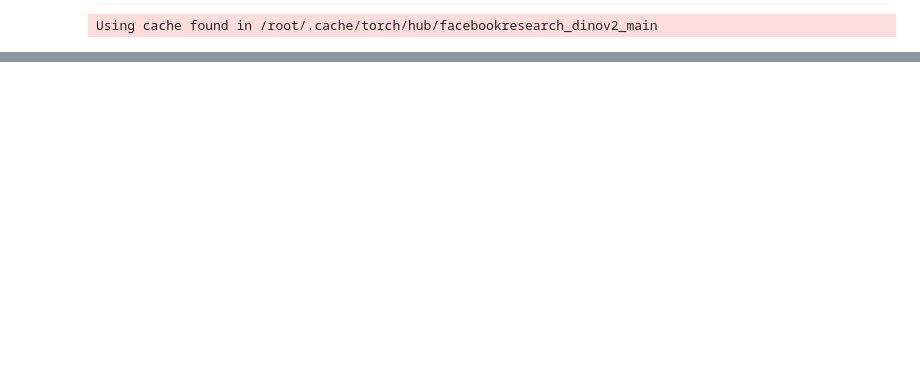
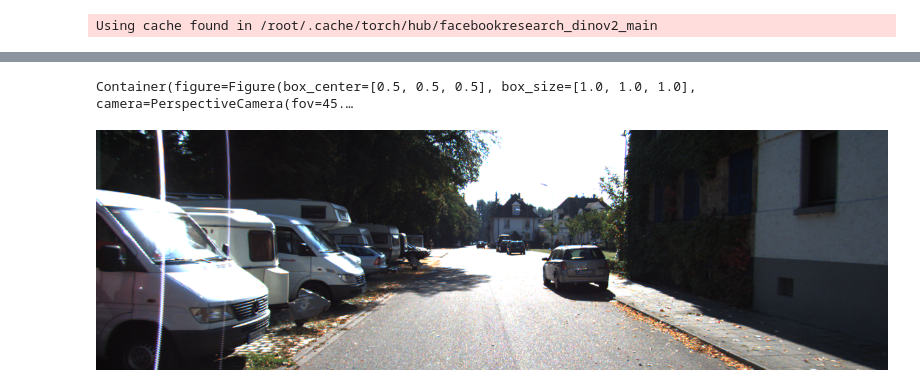
Before and after one commit to zht043/HKU-OccNet, a Jupyter notebook: Experiments/SimpleViT.ipynb, the cells around one changed output, grey strips where cells are left out. Saved outputs shown, nothing was run; the diff lists cells and outputs as text; code cells hidden in the pictures; blank space fills up the shorter version.

```diff
--- a/Experiments/SimpleViT.ipynb
+++ b/Experiments/SimpleViT.ipynb
@@ -342,9 +366,12 @@ voxel_pred.shape
 # %%
 
-from dataset.utils import voxel_to_coordinates
 
 # 可视化预测结果
-visualize_voxels(voxel_pred, key='mapped_lite', size=0.8, marker='sphere')
+fig = visualize_voxels(voxel_pred, key='mapped_lite', size=0.8, marker='sphere')
+# %% [output]
+Container(figure=Figure(box_center=[0.5, 0.5, 0.5], box_size=[1.0, 1.0, 1.0], camera=PerspectiveCamera(fov=45.…
 # %%
-val_dataset.get_dict(200)['image2']
+val_dataset.get_dict(4)['image2']
+# %% [output]
+[figure, added]
 # %%
```
Also changed, not shown: parts of 11 cells of this notebook, 6 other files.
